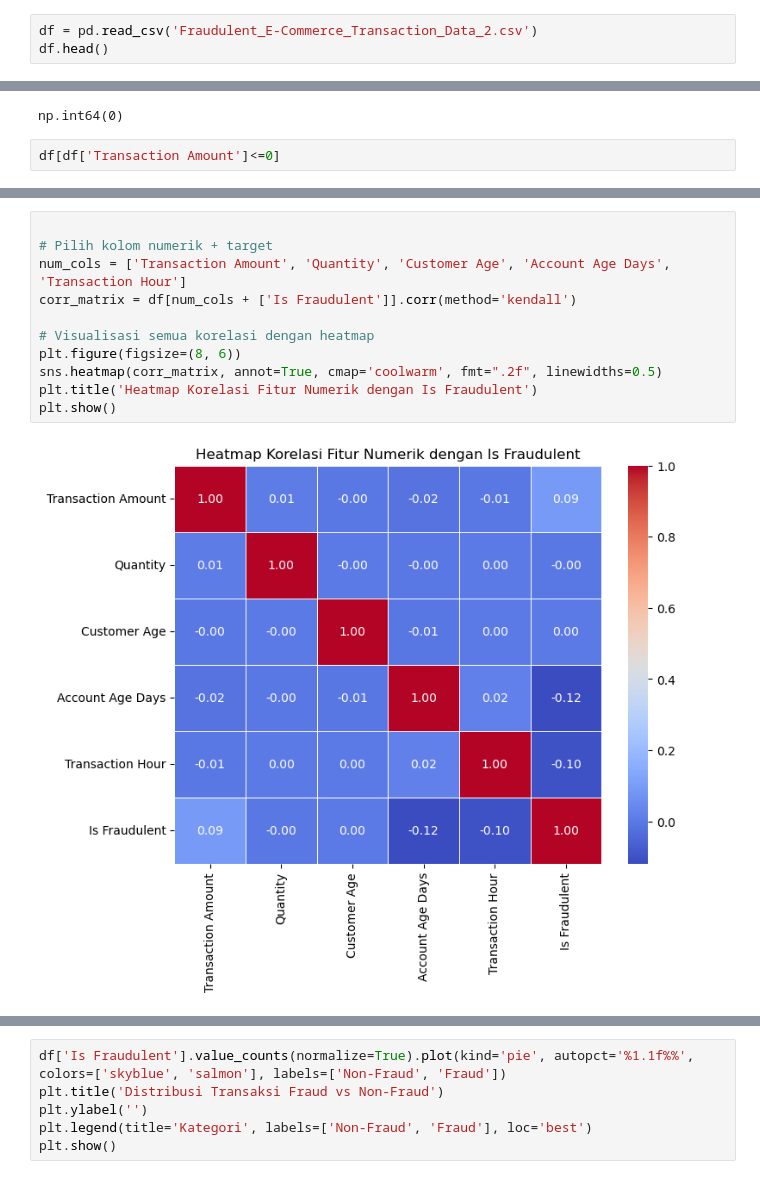
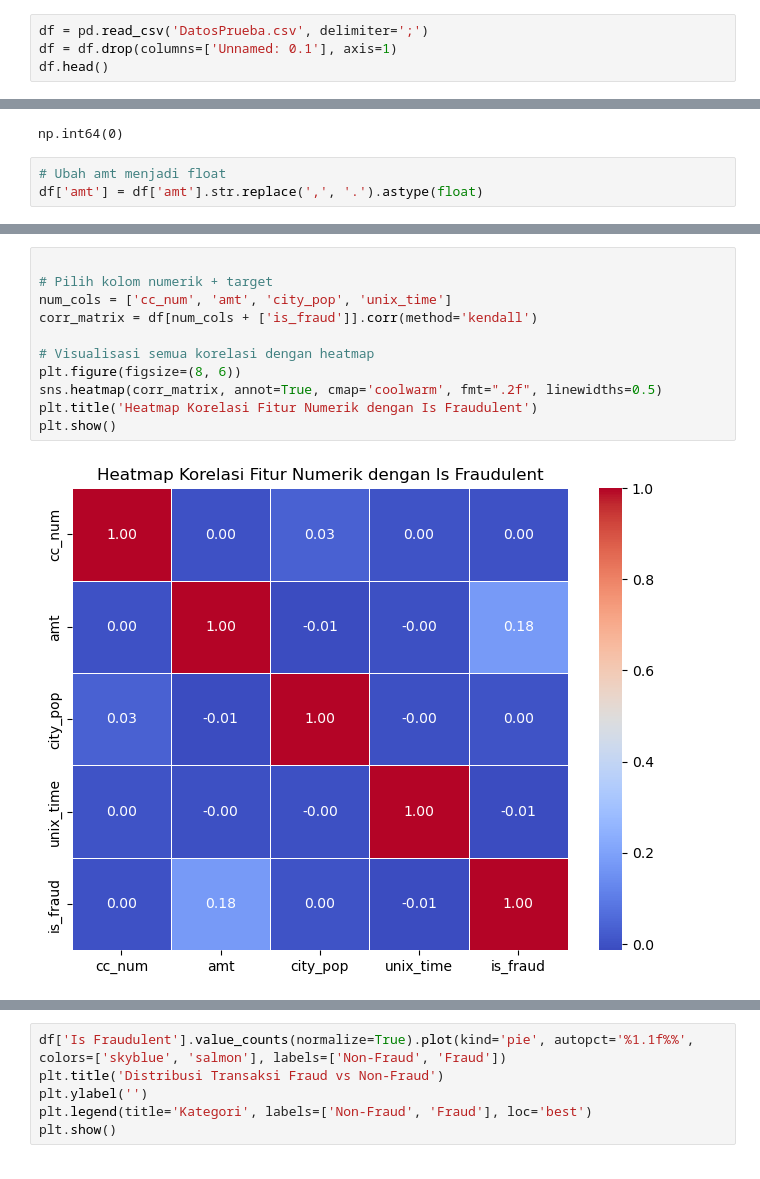
Before and after one commit to FTDS-assignment-bay/p2-final-project-ftds-025-hck-group-001, a Jupyter notebook: EDA.ipynb, the cells around one changed output, grey strips where cells are left out. Drawn from its saved outputs; the diff is of its cells as text.

```diff
--- a/EDA.ipynb
+++ b/EDA.ipynb
@@ -7,6 +7,7 @@ import seaborn as sns
 
 import scipy
 # %%
-df = pd.read_csv('Fraudulent_E-Commerce_Transaction_Data_2.csv')
+df = pd.read_csv('DatosPrueba.csv', delimiter=';')
+df = df.drop(columns=['Unnamed: 0.1'], axis=1)
 df.head()
 # %% [output]
@@ -61,4 +63,5 @@ df.duplicated().sum()
 # %% [output]
 np.int64(0)
 # %%
-df[df['Transaction Amount']<=0]
+# Ubah amt menjadi float
+df['amt'] = df['amt'].str.replace(',', '.').astype(float)
@@ -79,16 +80,16 @@ df.describe()
 # %%
 
 # Pilih kolom numerik + target
-num_cols = ['Transaction Amount', 'Quantity', 'Customer Age', 'Account Age Days', 'Transaction Hour']
-corr_matrix = df[num_cols + ['Is Fraudulent']].corr(method='kendall')
+num_cols = ['cc_num', 'amt', 'city_pop', 'unix_time']
+corr_matrix = df[num_cols + ['is_fraud']].corr(method='kendall')
 
 # Visualisasi semua korelasi dengan heatmap
 plt.figure(figsize=(8, 6))
 sns.heatmap(corr_matrix, annot=True, cmap='coolwarm', fmt=".2f", linewidths=0.5)
 plt.title('Heatmap Korelasi Fitur Numerik dengan Is Fraudulent')
 plt.show()
 # %% [output]
-[figure, old version]
+[figure, new version]
 # %%
 from scipy.stats import chi2_contingency
 
```
Also changed, not shown: parts of 7 cells of this notebook, 4 other files.
